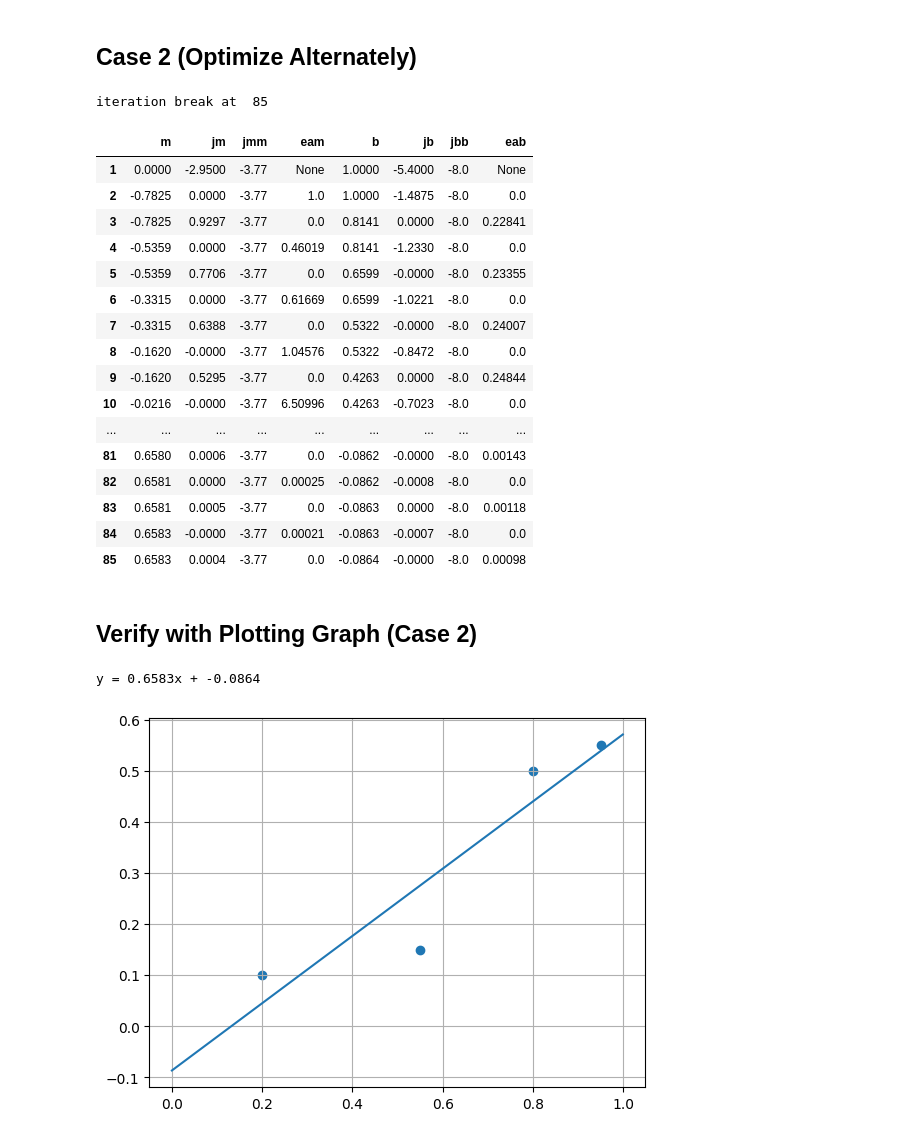
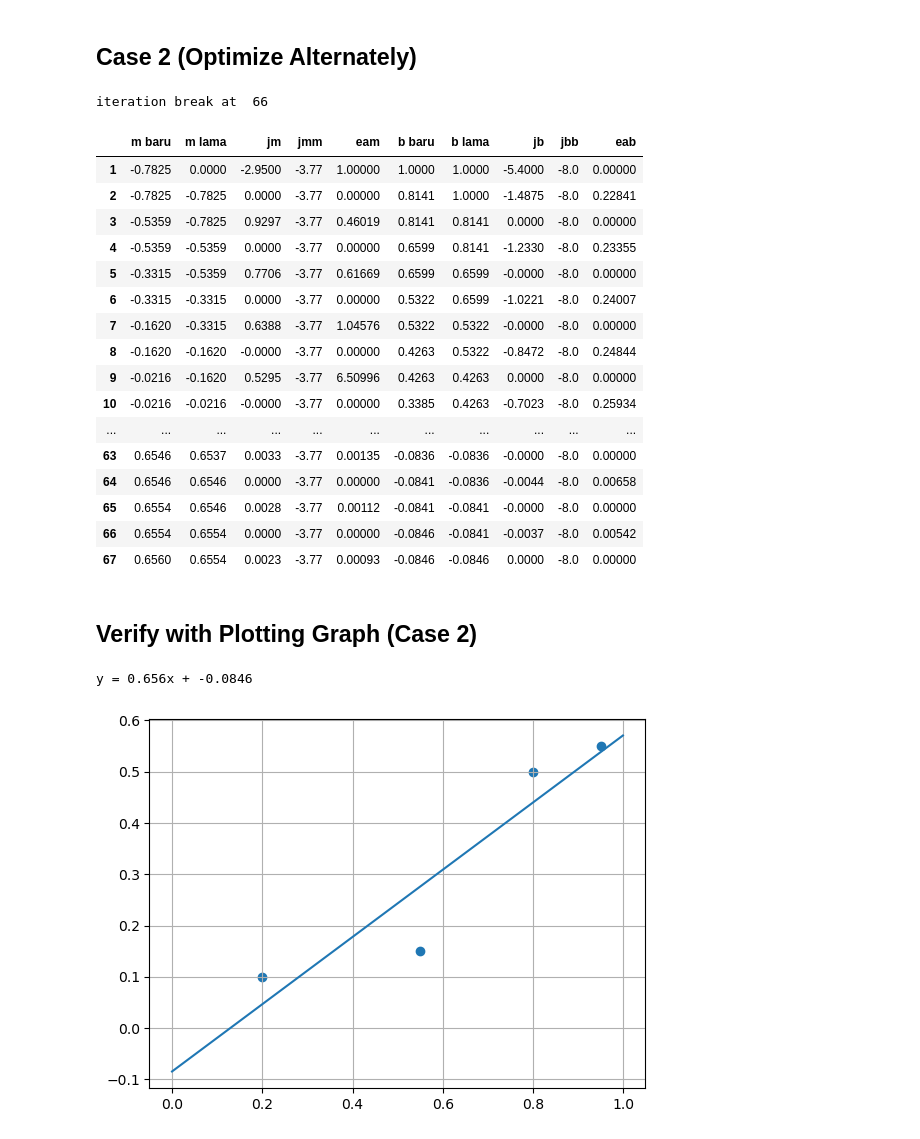
Before and after one commit to rizqisubeno/Tugas, a Jupyter notebook: Deep Learning System/Tugas1_OptimizationLoss.ipynb, the cells around one changed output. Cells and saved outputs as stored; diff of their text form; code cells hidden in the pictures.

```diff
--- a/Deep Learning System/Tugas1_OptimizationLoss.ipynb
+++ b/Deep Learning System/Tugas1_OptimizationLoss.ipynb
@@ -256,39 +291,39 @@ y = 0.6588x + -0.0867
 # %% [markdown]
 ## Case 2 (Optimize Alternately)
 # %%
-m_array, b_array, jm, jmm, jb, jbb, eam, eab = loss_function_opt2(data[:,0], data[:,1], 0, 1, 1, 100, 3)
+m_old_arr, b_old_arr, m_latest_arr, b_latest_arr, jm, jmm, jb, jbb, eam, eab = loss_function_opt2(data[:,0], data[:,1], 0, 1, 1, 100, 3)
 
-df = pd.DataFrame({"m": np.round(m_array,4), "jm":np.round(jm,4), "jmm":jmm, "eam":eam, "b": np.round(b_array,4), "jb":np.round(jb,4), "jbb":jbb, "eab":eab})
+df = pd.DataFrame({"m baru": np.round(m_latest_arr,4), "m lama": np.round(m_old_arr,4), "jm":np.round(jm,4), "jmm":jmm, "eam":eam, "b baru": np.round(b_latest_arr,4), "b lama": np.round(b_old_arr,4), "jb":np.round(jb,4), "jbb":jbb, "eab":eab})
 
 # set starting point 1
 df.index += 1
 # print all values
 with pd.option_context('display.max_rows', None):  # more options can be specified also
     display(df)
 # %% [output]
-iteration break at  85
+iteration break at  66
-|  | m | jm | jmm | eam | b | jb | jbb | eab |
-| 1 | 0.0000 | -2.9500 | -3.77 | None | 1.0000 | -5.4000 | -8.0 | None |
-| 2 | -0.7825 | 0.0000 | -3.77 | 1.0 | 1.0000 | -1.4875 | -8.0 | 0.0 |
-| 3 | -0.7825 | 0.9297 | -3.77 | 0.0 | 0.8141 | 0.0000 | -8.0 | 0.22841 |
-| 4 | -0.5359 | 0.0000 | -3.77 | 0.46019 | 0.8141 | -1.2330 | -8.0 | 0.0 |
-| 5 | -0.5359 | 0.7706 | -3.77 | 0.0 | 0.6599 | -0.0000 | -8.0 | 0.23355 |
-| 6 | -0.3315 | 0.0000 | -3.77 | 0.61669 | 0.6599 | -1.0221 | -8.0 | 0.0 |
-| 7 | -0.3315 | 0.6388 | -3.77 | 0.0 | 0.5322 | -0.0000 | -8.0 | 0.24007 |
-| 8 | -0.1620 | -0.0000 | -3.77 | 1.04576 | 0.5322 | -0.8472 | -8.0 | 0.0 |
-| 9 | -0.1620 | 0.5295 | -3.77 | 0.0 | 0.4263 | 0.0000 | -8.0 | 0.24844 |
-| 10 | -0.0216 | -0.0000 | -3.77 | 6.50996 | 0.4263 | -0.7023 | -8.0 | 0.0 |
-| ... | ... | ... | ... | ... | ... | ... | ... | ... |
-| 81 | 0.6580 | 0.0006 | -3.77 | 0.0 | -0.0862 | -0.0000 | -8.0 | 0.00143 |
-| 82 | 0.6581 | 0.0000 | -3.77 | 0.00025 | -0.0862 | -0.0008 | -8.0 | 0.0 |
-| 83 | 0.6581 | 0.0005 | -3.77 | 0.0 | -0.0863 | 0.0000 | -8.0 | 0.00118 |
-| 84 | 0.6583 | -0.0000 | -3.77 | 0.00021 | -0.0863 | -0.0007 | -8.0 | 0.0 |
-| 85 | 0.6583 | 0.0004 | -3.77 | 0.0 | -0.0864 | -0.0000 | -8.0 | 0.00098 |
+|  | m baru | m lama | jm | jmm | eam | b baru | b lama | jb | jbb | eab |
+| 1 | -0.7825 | 0.0000 | -2.9500 | -3.77 | 1.00000 | 1.0000 | 1.0000 | -5.4000 | -8.0 | 0.00000 |
+| 2 | -0.7825 | -0.7825 | 0.0000 | -3.77 | 0.00000 | 0.8141 | 1.0000 | -1.4875 | -8.0 | 0.22841 |
+| 3 | -0.5359 | -0.7825 | 0.9297 | -3.77 | 0.46019 | 0.8141 | 0.8141 | 0.0000 | -8.0 | 0.00000 |
+| 4 | -0.5359 | -0.5359 | 0.0000 | -3.77 | 0.00000 | 0.6599 | 0.8141 | -1.2330 | -8.0 | 0.23355 |
+| 5 | -0.3315 | -0.5359 | 0.7706 | -3.77 | 0.61669 | 0.6599 | 0.6599 | -0.0000 | -8.0 | 0.00000 |
+| 6 | -0.3315 | -0.3315 | 0.0000 | -3.77 | 0.00000 | 0.5322 | 0.6599 | -1.0221 | -8.0 | 0.24007 |
+| 7 | -0.1620 | -0.3315 | 0.6388 | -3.77 | 1.04576 | 0.5322 | 0.5322 | -0.0000 | -8.0 | 0.00000 |
+| 8 | -0.1620 | -0.1620 | -0.0000 | -3.77 | 0.00000 | 0.4263 | 0.5322 | -0.8472 | -8.0 | 0.24844 |
+| 9 | -0.0216 | -0.1620 | 0.5295 | -3.77 | 6.50996 | 0.4263 | 0.4263 | 0.0000 | -8.0 | 0.00000 |
+| 10 | -0.0216 | -0.0216 | -0.0000 | -3.77 | 0.00000 | 0.3385 | 0.4263 | -0.7023 | -8.0 | 0.25934 |
+| ... | ... | ... | ... | ... | ... | ... | ... | ... | ... | ... |
+| 63 | 0.6546 | 0.6537 | 0.0033 | -3.77 | 0.00135 | -0.0836 | -0.0836 | -0.0000 | -8.0 | 0.00000 |
+| 64 | 0.6546 | 0.6546 | 0.0000 | -3.77 | 0.00000 | -0.0841 | -0.0836 | -0.0044 | -8.0 | 0.00658 |
+| 65 | 0.6554 | 0.6546 | 0.0028 | -3.77 | 0.00112 | -0.0841 | -0.0841 | -0.0000 | -8.0 | 0.00000 |
+| 66 | 0.6554 | 0.6554 | 0.0000 | -3.77 | 0.00000 | -0.0846 | -0.0841 | -0.0037 | -8.0 | 0.00542 |
+| 67 | 0.6560 | 0.6554 | 0.0023 | -3.77 | 0.00093 | -0.0846 | -0.0846 | 0.0000 | -8.0 | 0.00000 |
 # %% [markdown]
 ## Verify with Plotting Graph (Case 2)
 # %%
-m = m_array[-1]
-b = b_array[-1]
+m = m_latest_arr[-1]
+b = b_latest_arr[-1]
 
 x = np.arange(0,1,0.001)
 y = m*x+b
@@ -298,5 +333,5 @@ plt.scatter(data[:,0],data[:,1])
 plt.plot(x,y)
 plt.grid(True)
 # %% [output]
-y = 0.6583x + -0.0864
+y = 0.656x + -0.0846
 [figure]
```
Also changed, not shown: parts of 5 cells of this notebook.
